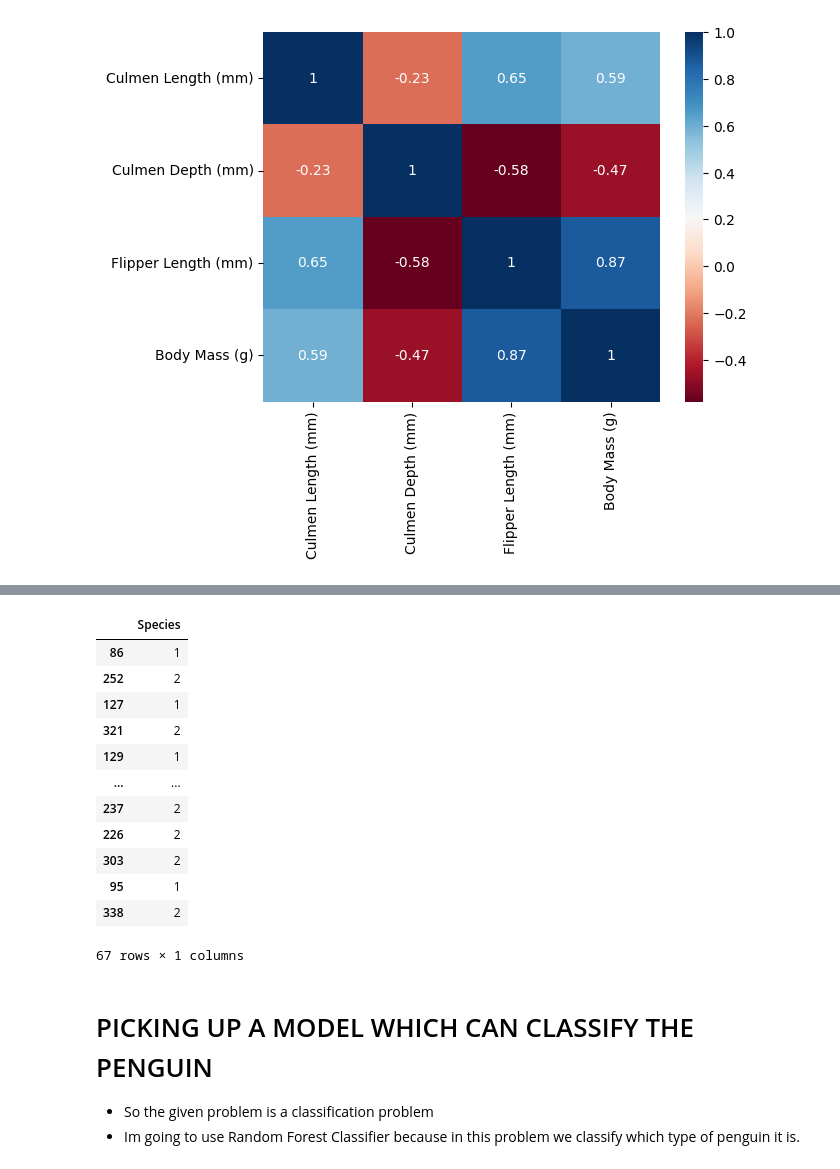
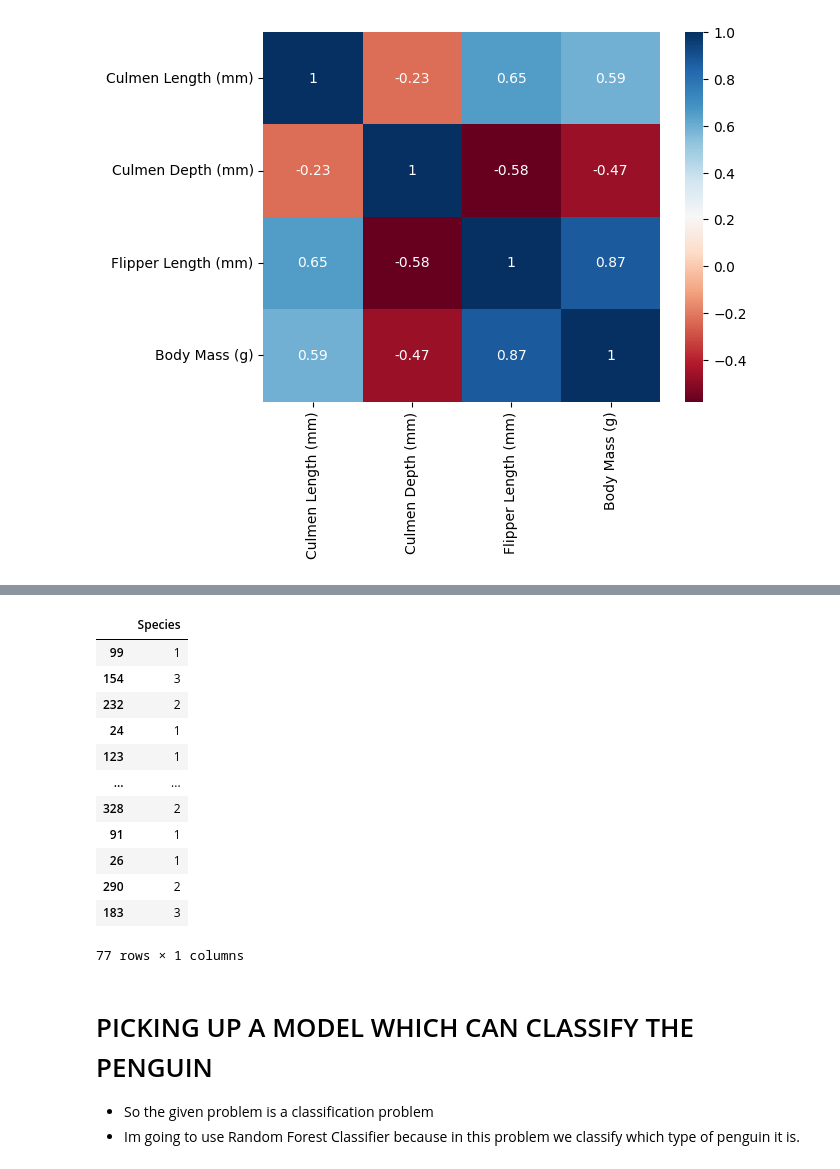
Before and after one commit to Vishwa2684/penguin-classification-using-sklearn, a Jupyter notebook: model.ipynb, the cells around one changed output, grey strips where cells are left out. Cells and saved outputs as stored; diff of their text form; code cells hidden in the pictures.

```diff
--- a/model.ipynb
+++ b/model.ipynb
@@ -200,29 +200,29 @@ Body Mass (g)                -0.472016             0.872979       1.000000
 <img src="./screenshots/ValueError.jpg"/>
 # %%
 from sklearn.model_selection import train_test_split
-train,test=train_test_split(df,test_size=0.20)
+train,test=train_test_split(df,test_size=0.23)
 
 train_x=train[['Island','Culmen Length (mm)','Culmen Depth (mm)','Flipper Length (mm)','Body Mass (g)','Sex']]
 train_y=train[['Species']]
 
 test_x=test[['Island','Culmen Length (mm)','Culmen Depth (mm)','Flipper Length (mm)','Body Mass (g)','Sex']]
 test_y=test[['Species']]
 test_x
 test_y
 # %% [output]
 |  | Species |
-| 86 | 1 |
-| 252 | 2 |
-| 127 | 1 |
-| 321 | 2 |
-| 129 | 1 |
+| 99 | 1 |
+| 154 | 3 |
+| 232 | 2 |
+| 24 | 1 |
+| 123 | 1 |
 | ... | ... |
-| 237 | 2 |
-| 226 | 2 |
-| 303 | 2 |
-| 95 | 1 |
-| 338 | 2 |
+| 328 | 2 |
+| 91 | 1 |
+| 26 | 1 |
+| 290 | 2 |
+| 183 | 3 |
-67 rows × 1 columns
+77 rows × 1 columns
 # %% [markdown]
 <h1>PICKING UP A MODEL WHICH CAN CLASSIFY THE PENGUIN</h1>
     <ul>
```
Also changed, not shown: parts of 3 cells of this notebook.
